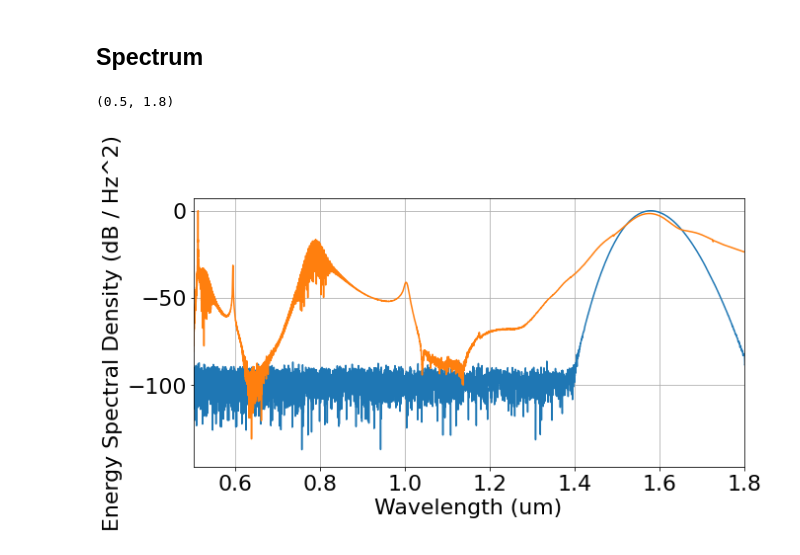
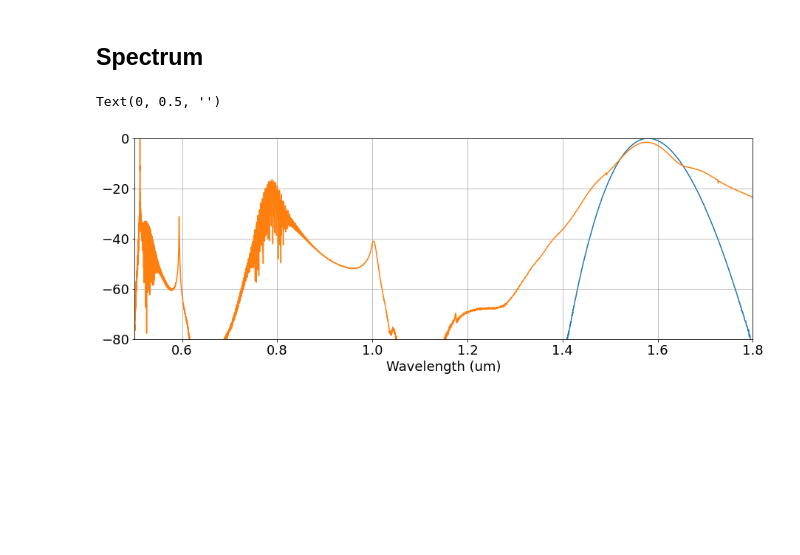
Before and after one commit to ledezmaluism/snow, a Jupyter notebook: Notebooks/NEE_test_Example_2_SGC.ipynb, the cells around one changed output. Cells and saved outputs as stored; diff of their text form; code cells hidden in the pictures; blank space fills up the shorter version.

```diff
--- a/Notebooks/NEE_test_Example_2_SGC.ipynb
+++ b/Notebooks/NEE_test_Example_2_SGC.ipynb
@@ -33,7 +33,7 @@ import materials
 import waveguides
 from util import sech
 
-plt.rcParams.update({'font.size': 22})
+plt.rcParams.update({'font.size': 18})
 # %% [markdown]
 ## Units
 We'll work in SI units. Mostly in base units.
@@ -352,12 +364,12 @@ ax1.set_ylim(0,3e8)
 # %%
-plt.rcParams['figure.figsize'] = [10, 5]
+plt.rcParams['figure.figsize'] = [15, 5]
 X,Y = np.meshgrid(t*1e12, np.arange(Nsteps+1)*h*1e3)
 fig = plt.figure()
 ax = fig.add_subplot(111)
-im = ax.pcolormesh(X, Y, (np.transpose(np.abs(a_evol))))
+im = ax.pcolormesh(X, Y, (np.transpose(np.abs(a_evol))), cmap = cc.cm["rainbow"])
 ax.set_xlabel('Time (ps)')
 ax.set_ylabel('Propagation distance (mm)')
-ax.set_ylim([0,5])
+# ax.set_ylim([0,5])
 plt.colorbar(im, ax=ax)
 # %% [output]
 <matplotlib.colorbar.Colorbar at 0x...>
@@ -365,14 +377,15 @@ plt.colorbar(im, ax=ax)
 # %% [markdown]
 ## Spectrum
 # %%
-plt.rcParams['figure.figsize'] = [10, 5]
+plt.rcParams['figure.figsize'] = [15, 5]
 fig = plt.figure()
 ax1 = fig.add_subplot(111)
 nlo.plot_ESD_dB_vs_wavelength(t, pulse, f_ref, ax=ax1)
 nlo.plot_ESD_dB_vs_wavelength(t, a, f_ref, ax=ax1)
 ax1.set_xlim([0.5,1.8])
-# ax1.set_ylim([-80,0])
+ax1.set_ylim([-80,0])
+ax1.set_ylabel('')
 # %% [output]
-(0.5, 1.8)
+Text(0, 0.5, '')
-[figure, old version]
+[figure, new version]
 # %%
```
Also changed, not shown: parts of 13 cells of this notebook.
